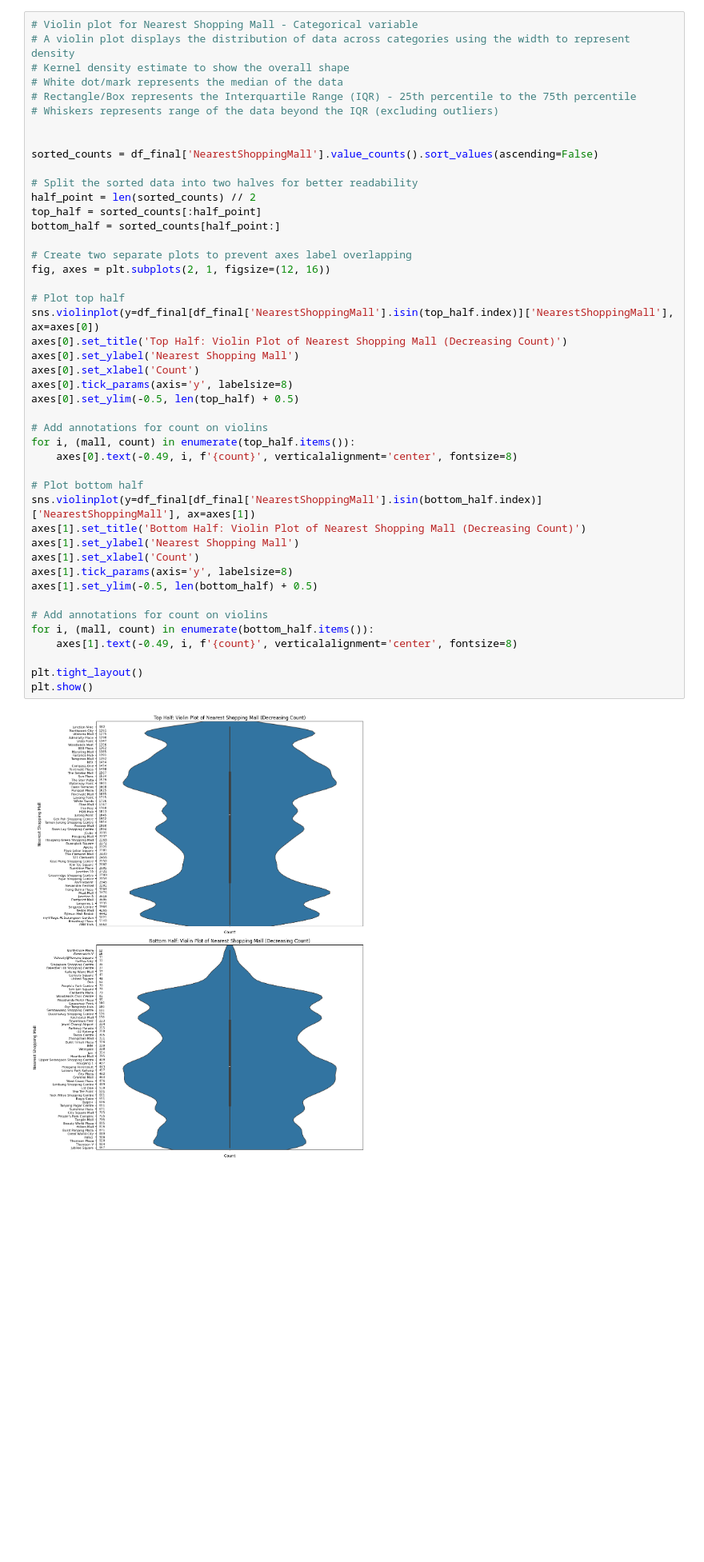
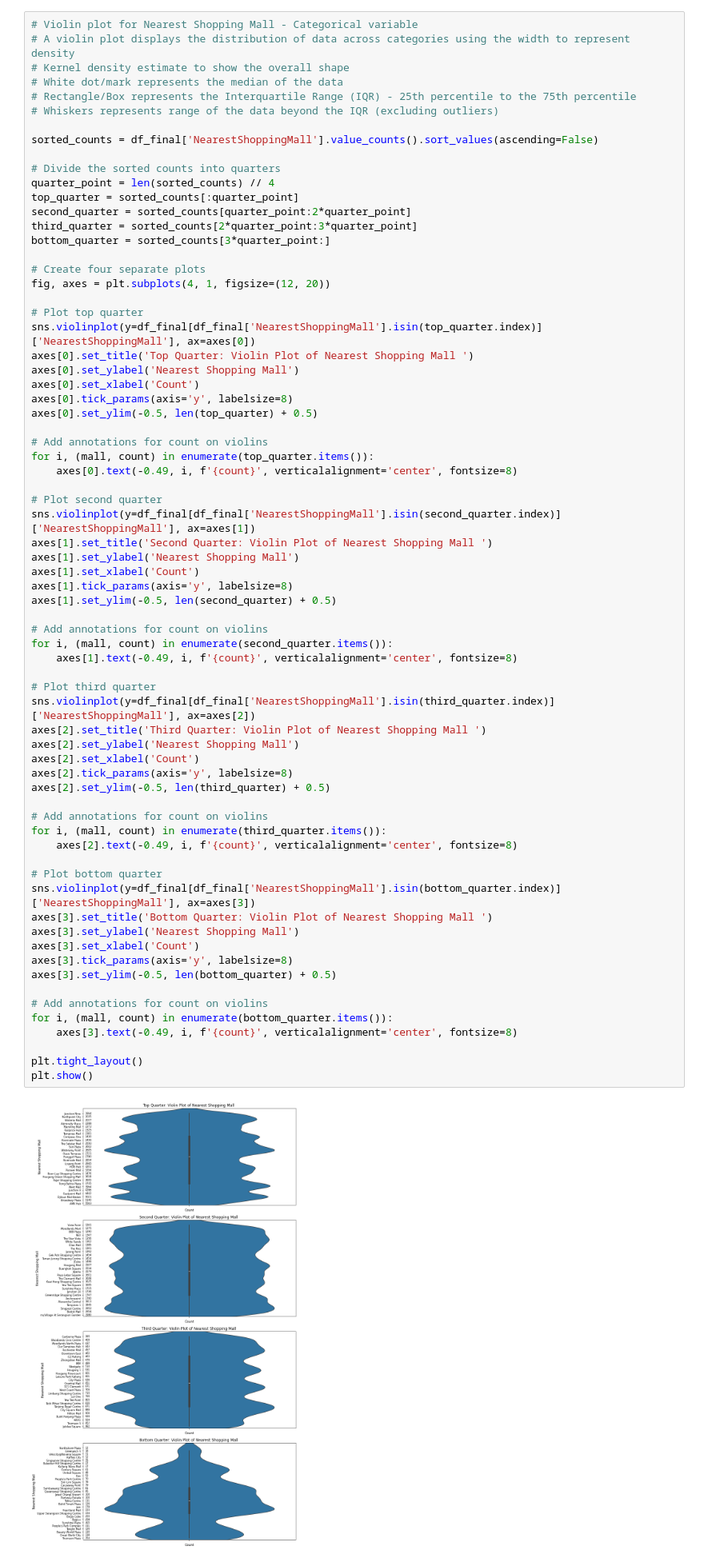
Before and after one commit to DheepthaRajesh/dheeptha_rajesh, a Jupyter notebook: Final-Predict-Public-Housing-Prices.ipynb, the cells around one changed output. Shown at 80% size. Saved outputs shown, nothing was run; the diff lists cells and outputs as text; blank space fills up the shorter version.

Commit message:
Modified Univariate & Bivariate Analysis for Nearest Shopping Mall

```diff
--- a/Final-Predict-Public-Housing-Prices.ipynb
+++ b/Final-Predict-Public-Housing-Prices.ipynb
@@ -191,47 +191,72 @@ MULTI-GENERATION     72
 # %%
 # Violin plot for Nearest Shopping Mall - Categorical variable
 # A violin plot displays the distribution of data across categories using the width to represent density
 # Kernel density estimate to show the overall shape
 # White dot/mark represents the median of the data
 # Rectangle/Box represents the Interquartile Range (IQR) - 25th percentile to the 75th percentile
 # Whiskers represents range of the data beyond the IQR (excluding outliers)
 
-
 sorted_counts = df_final['NearestShoppingMall'].value_counts().sort_values(ascending=False)
 
-# Split the sorted data into two halves for better readability
-half_point = len(sorted_counts) // 2
-top_half = sorted_counts[:half_point]
-bottom_half = sorted_counts[half_point:]
+# Divide the sorted counts into quarters
+quarter_point = len(sorted_counts) // 4
+top_quarter = sorted_counts[:quarter_point]
+second_quarter = sorted_counts[quarter_point:2*quarter_point]
+third_quarter = sorted_counts[2*quarter_point:3*quarter_point]
+bottom_quarter = sorted_counts[3*quarter_point:]
 
-# Create two separate plots to prevent axes label overlapping
-fig, axes = plt.subplots(2, 1, figsize=(12, 16))
+# Create four separate plots
+fig, axes = plt.subplots(4, 1, figsize=(12, 20))
 
-# Plot top half
-sns.violinplot(y=df_final[df_final['NearestShoppingMall'].isin(top_half.index)]['NearestShoppingMall'], ax=axes[0])
-axes[0].set_title('Top Half: Violin Plot of Nearest Shopping Mall (Decreasing Count)')
+# Plot top quarter
+sns.violinplot(y=df_final[df_final['NearestShoppingMall'].isin(top_quarter.index)]['NearestShoppingMall'], ax=axes[0])
+axes[0].set_title('Top Quarter: Violin Plot of Nearest Shopping Mall ')
 axes[0].set_ylabel('Nearest Shopping Mall')
 axes[0].set_xlabel('Count')
 axes[0].tick_params(axis='y', labelsize=8)
-axes[0].set_ylim(-0.5, len(top_half) + 0.5)
+axes[0].set_ylim(-0.5, len(top_quarter) + 0.5)
 
 # Add annotations for count on violins
-for i, (mall, count) in enumerate(top_half.items()):
+for i, (mall, count) in enumerate(top_quarter.items()):
     axes[0].text(-0.49, i, f'{count}', verticalalignment='center', fontsize=8)
 
-# Plot bottom half
-sns.violinplot(y=df_final[df_final['NearestShoppingMall'].isin(bottom_half.index)]['NearestShoppingMall'], ax=axes[1])
-axes[1].set_title('Bottom Half: Violin Plot of Nearest Shopping Mall (Decreasing Count)')
+# Plot second quarter
+sns.violinplot(y=df_final[df_final['NearestShoppingMall'].isin(second_quarter.index)]['NearestShoppingMall'], ax=axes[1])
+axes[1].set_title('Second Quarter: Violin Plot of Nearest Shopping Mall ')
 axes[1].set_ylabel('Nearest Shopping Mall')
 axes[1].set_xlabel('Count')
 axes[1].tick_params(axis='y', labelsize=8)
-axes[1].set_ylim(-0.5, len(bottom_half) + 0.5)
+axes[1].set_ylim(-0.5, len(second_quarter) + 0.5)
 
 # Add annotations for count on violins
-for i, (mall, count) in enumerate(bottom_half.items()):
+for i, (mall, count) in enumerate(second_quarter.items()):
     axes[1].text(-0.49, i, f'{count}', verticalalignment='center', fontsize=8)
+
+# Plot third quarter
+sns.violinplot(y=df_final[df_final['NearestShoppingMall'].isin(third_quarter.index)]['NearestShoppingMall'], ax=axes[2])
+axes[2].set_title('Third Quarter: Violin Plot of Nearest Shopping Mall ')
+axes[2].set_ylabel('Nearest Shopping Mall')
+axes[2].set_xlabel('Count')
+axes[2].tick_params(axis='y', labelsize=8)
+axes[2].set_ylim(-0.5, len(third_quarter) + 0.5)
+
+# Add annotations for count on violins
+for i, (mall, count) in enumerate(third_quarter.items()):
+    axes[2].text(-0.49, i, f'{count}', verticalalignment='center', fontsize=8)
+
+# Plot bottom quarter
+sns.violinplot(y=df_final[df_final['NearestShoppingMall'].isin(bottom_quarter.index)]['NearestShoppingMall'], ax=axes[3])
+axes[3].set_title('Bottom Quarter: Violin Plot of Nearest Shopping Mall ')
+axes[3].set_ylabel('Nearest Shopping Mall')
+axes[3].set_xlabel('Count')
+axes[3].tick_params(axis='y', labelsize=8)
+axes[3].set_ylim(-0.5, len(bottom_quarter) + 0.5)
+
+# Add annotations for count on violins
+for i, (mall, count) in enumerate(bottom_quarter.items()):
+    axes[3].text(-0.49, i, f'{count}', verticalalignment='center', fontsize=8)
 
 plt.tight_layout()
 plt.show()
 # %% [output]
-[figure, old version]
+[figure, new version]
```
Also changed, not shown: parts of 4 cells of this notebook.
